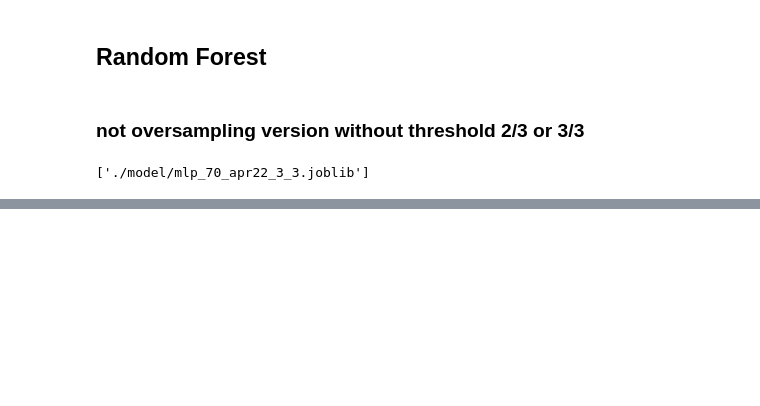
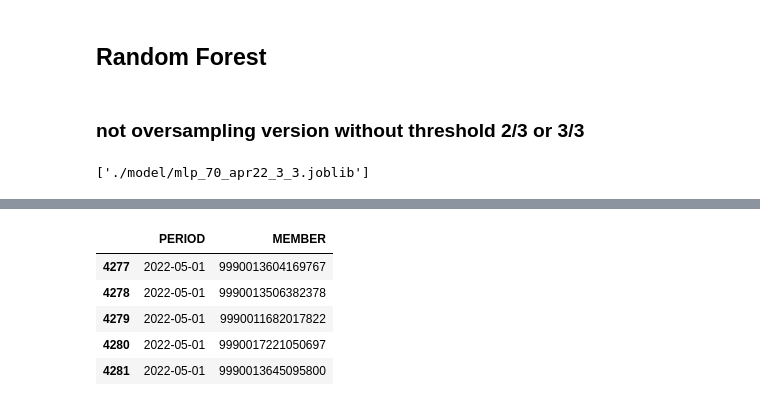
Before and after one commit to trisna26/alfagift_churn, a Jupyter notebook: churn_may_train.ipynb, the cells around one changed output, grey strips where cells are left out. Saved outputs shown, nothing was run; the diff lists cells and outputs as text; code cells hidden in the pictures; blank space fills up the shorter version.

```diff
--- a/churn_may_train.ipynb
+++ b/churn_may_train.ipynb
@@ -519,8 +525,17 @@ con.close()
 # %%
-df_churn_sel['PERIOD'] = '2022-04-01'
+df_churn_sel['PERIOD'] = '2022-05-01'
 df_churn_sel['PERIOD'] = pd.to_datetime(df_churn_sel['PERIOD'])
 df_churn_sel = df_churn_sel[['PERIOD','TRO_MEMBERS']].rename(columns={'TRO_MEMBERS':'MEMBER'})
 df_churn_all = df_churn_sel.copy()
+# %%
+df_churn_all.tail()
+# %% [output]
+|  | PERIOD | MEMBER |
+| 4277 | 2022-05-01 | 9990013604169767 |
+| 4278 | 2022-05-01 | 9990013506382378 |
+| 4279 | 2022-05-01 | 9990011682017822 |
+| 4280 | 2022-05-01 | 9990017221050697 |
+| 4281 | 2022-05-01 | 9990013645095800 |
 # %%
 
 
```
Also changed, not shown: parts of 5 cells of this notebook, 6 other files.
